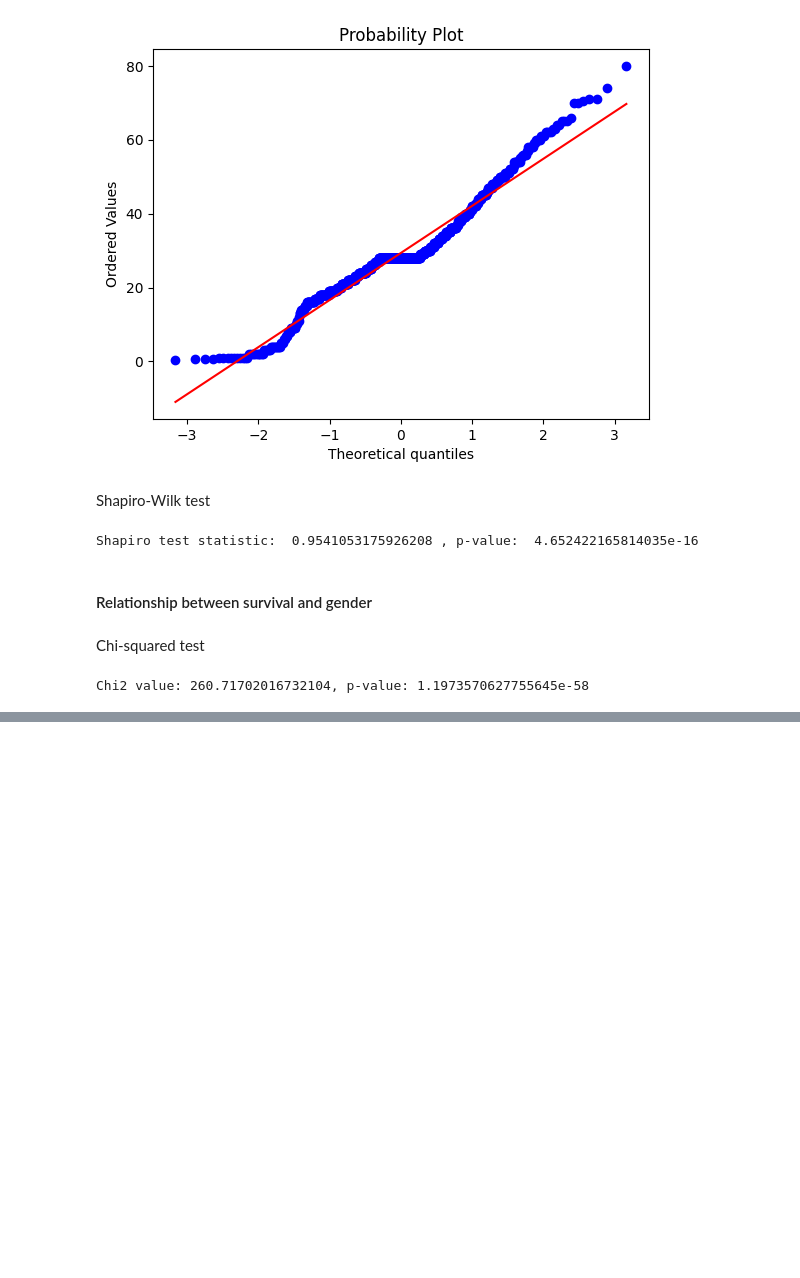
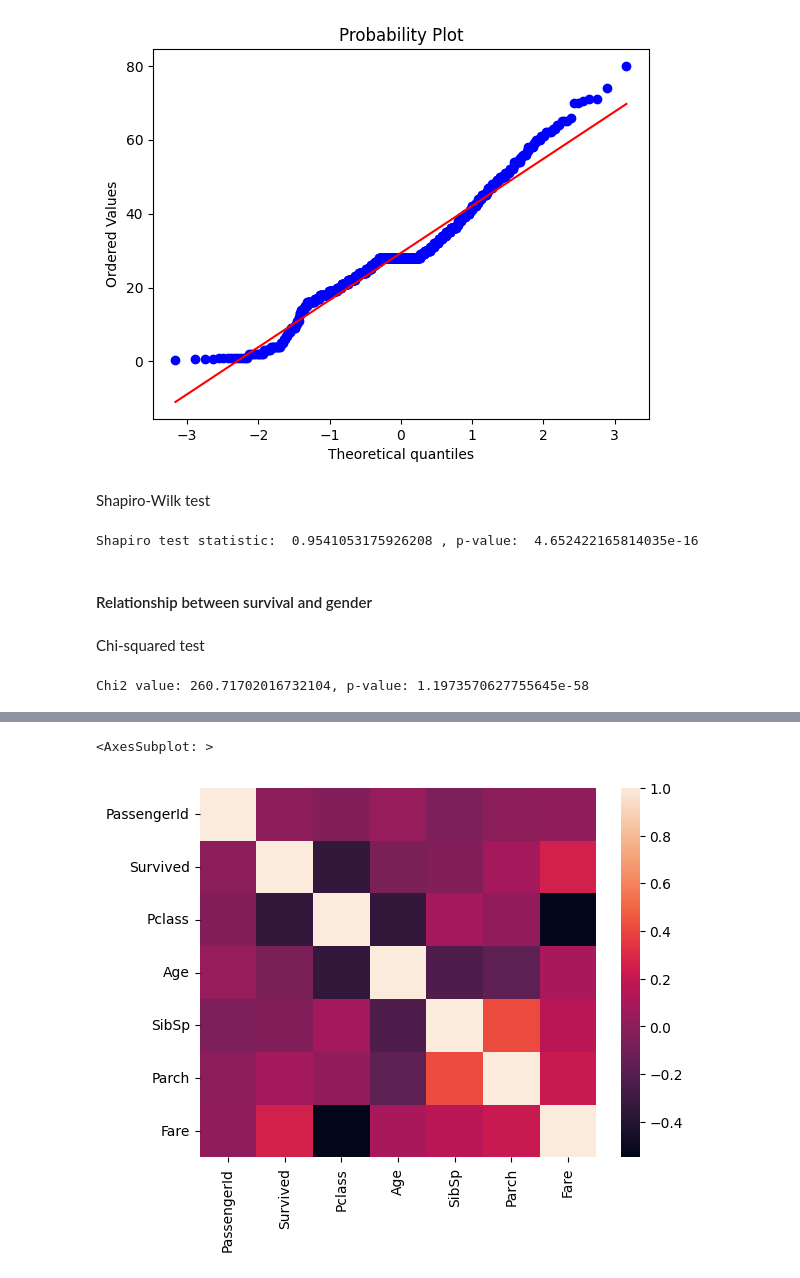
Before and after one commit to Rol3ert99/statistical-data-analysis, a Jupyter notebook: statistical_data.ipynb, the cells around one changed output, grey strips where cells are left out. Saved outputs shown, nothing was run; the diff lists cells and outputs as text; code cells hidden in the pictures; blank space fills up the shorter version.

```diff
--- a/statistical_data.ipynb
+++ b/statistical_data.ipynb
@@ -107,0 +161,3 @@ Chi2 value: 260.71702016732104, p-value: 1.1973570627755645e-58
+# %%
+corr_matrix = titanic_df.corr()
+corr_matrix
@@ -107,0 +173,5 @@ Chi2 value: 260.71702016732104, p-value: 1.1973570627755645e-58
+# %%
+sns.heatmap(corr_matrix)
+# %% [output]
+<AxesSubplot: >
+[figure, added]
```
Also changed, not shown: parts of 9 cells of this notebook.
